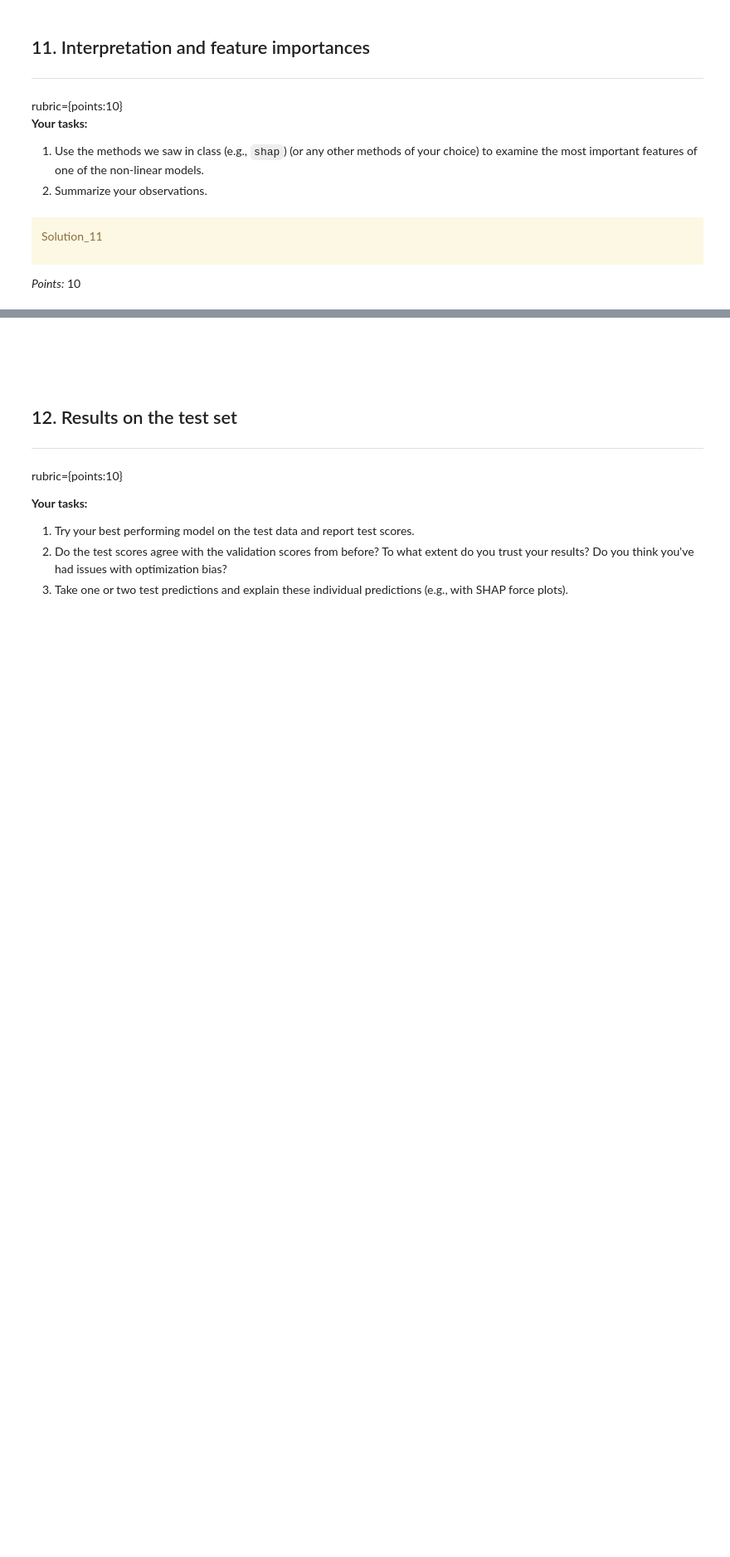
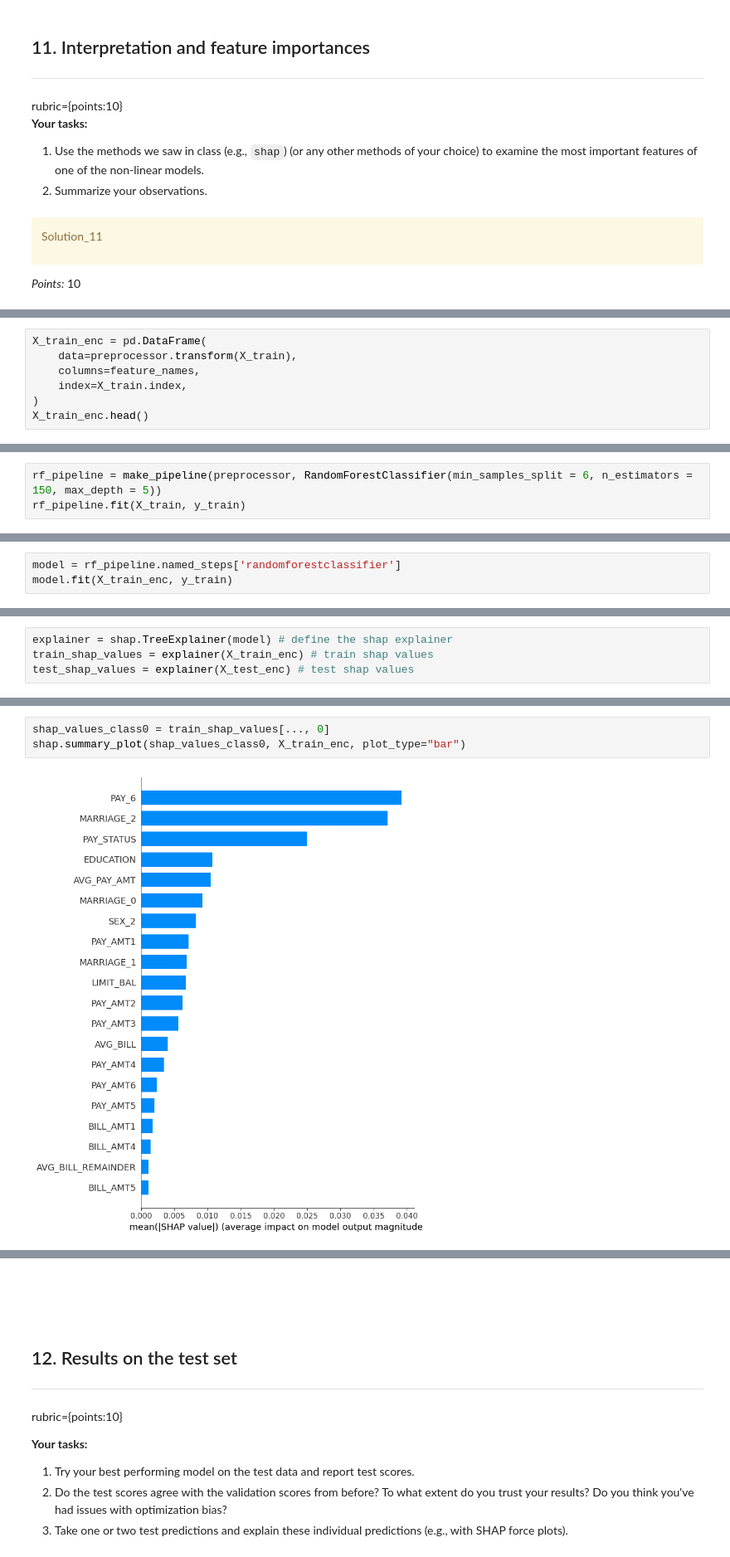
Before and after one commit to ritvikj7/Credit-Card-Default-Predictor, a Jupyter notebook: hw5.ipynb, the cells around one changed output, grey strips where cells are left out. Shown at 83% size. Drawn from its saved outputs; the diff is of its cells as text; blank space fills up the shorter version.

```diff
--- a/hw5.ipynb
+++ b/hw5.ipynb
@@ -943,0 +978,7 @@ _Type your answer here, replacing this text._
+# %%
+X_train_enc = pd.DataFrame(
+    data=preprocessor.transform(X_train),
+    columns=feature_names,
+    index=X_train.index,
+)
+X_train_enc.head()
@@ -943,0 +1016,3 @@ _Type your answer here, replacing this text._
+# %%
+rf_pipeline = make_pipeline(preprocessor, RandomForestClassifier(min_samples_split = 6, n_estimators = 150, max_depth = 5))
+rf_pipeline.fit(X_train, y_train)
@@ -943,0 +1037,3 @@ _Type your answer here, replacing this text._
+# %%
+model = rf_pipeline.named_steps['randomforestclassifier']
+model.fit(X_train_enc, y_train)
@@ -943,0 +1042,4 @@ _Type your answer here, replacing this text._
+# %%
+explainer = shap.TreeExplainer(model) # define the shap explainer
+train_shap_values = explainer(X_train_enc) # train shap values
+test_shap_values = explainer(X_test_enc) # test shap values
@@ -943,0 +1074,5 @@ _Type your answer here, replacing this text._
+# %%
+shap_values_class0 = train_shap_values[..., 0]
+shap.summary_plot(shap_values_class0, X_train_enc, plot_type="bar")
+# %% [output]
+[figure, added]
```
Also changed, not shown: parts of 54 cells of this notebook.
